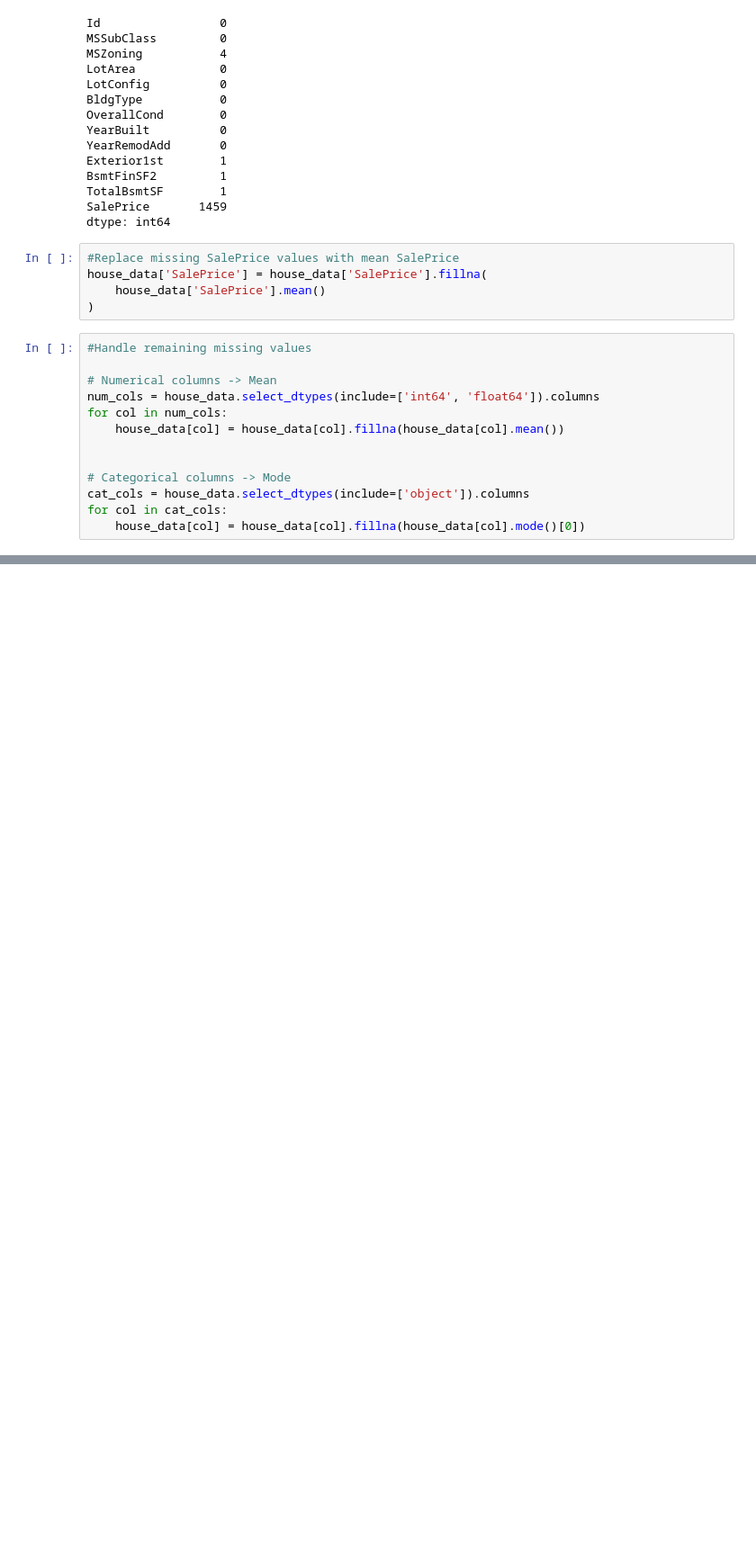
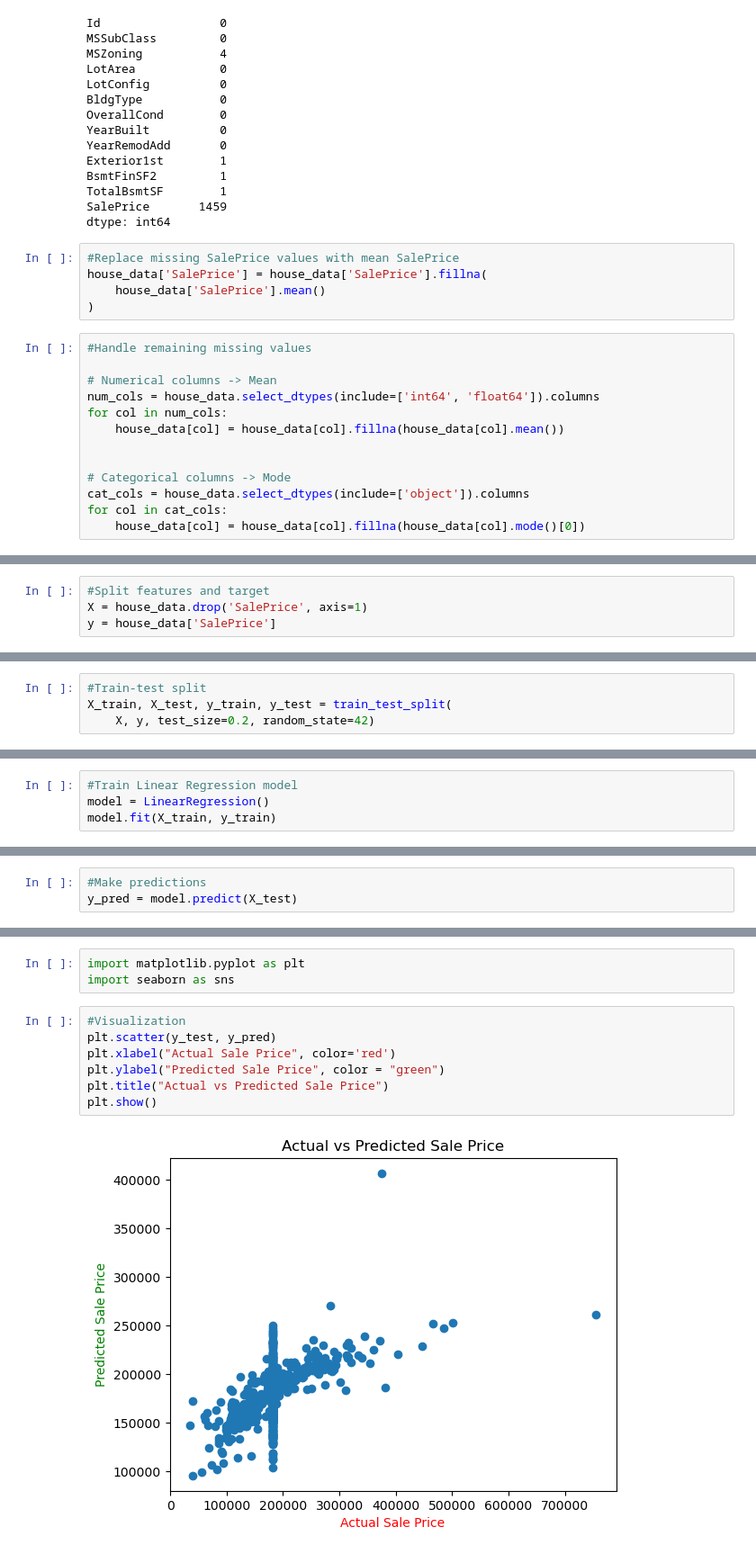
Before and after one commit to aleenaantony25/ai-ml-course, a Jupyter notebook: Supervised ML/house_price_prediction.ipynb, the cells around one changed output, grey strips where cells are left out. Shown at 90% size. Cells and saved outputs as stored; diff of their text form; blank space fills up the shorter version.

Commit message:
Completed house price prediction using linear regression

```diff
--- a/Supervised ML/house_price_prediction.ipynb
+++ b/Supervised ML/house_price_prediction.ipynb
@@ -91,0 +102,4 @@ for col in cat_cols:
+# %%
+#Split features and target
+X = house_data.drop('SalePrice', axis=1)
+y = house_data['SalePrice']
@@ -91,0 +125,4 @@ for col in cat_cols:
+# %%
+#Train-test split
+X_train, X_test, y_train, y_test = train_test_split(
+    X, y, test_size=0.2, random_state=42)
@@ -91,0 +139,4 @@ for col in cat_cols:
+# %%
+#Train Linear Regression model
+model = LinearRegression()
+model.fit(X_train, y_train)
@@ -91,0 +145,3 @@ for col in cat_cols:
+# %%
+#Make predictions
+y_pred = model.predict(X_test)
@@ -91,0 +196,12 @@ for col in cat_cols:
+# %%
+import matplotlib.pyplot as plt
+import seaborn as sns
+# %%
+#Visualization
+plt.scatter(y_test, y_pred)
+plt.xlabel("Actual Sale Price", color='red')
+plt.ylabel("Predicted Sale Price", color = "green")
+plt.title("Actual vs Predicted Sale Price")
+plt.show()
+# %% [output]
+[figure, added]
```
Also changed, not shown: parts of 10 cells of this notebook.
